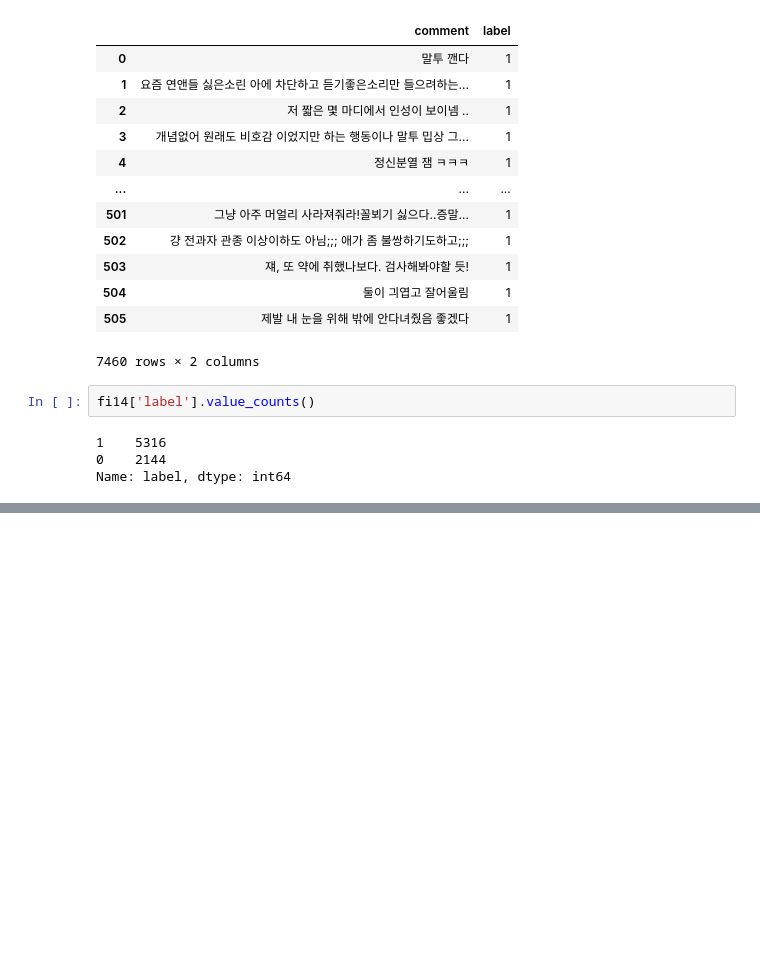
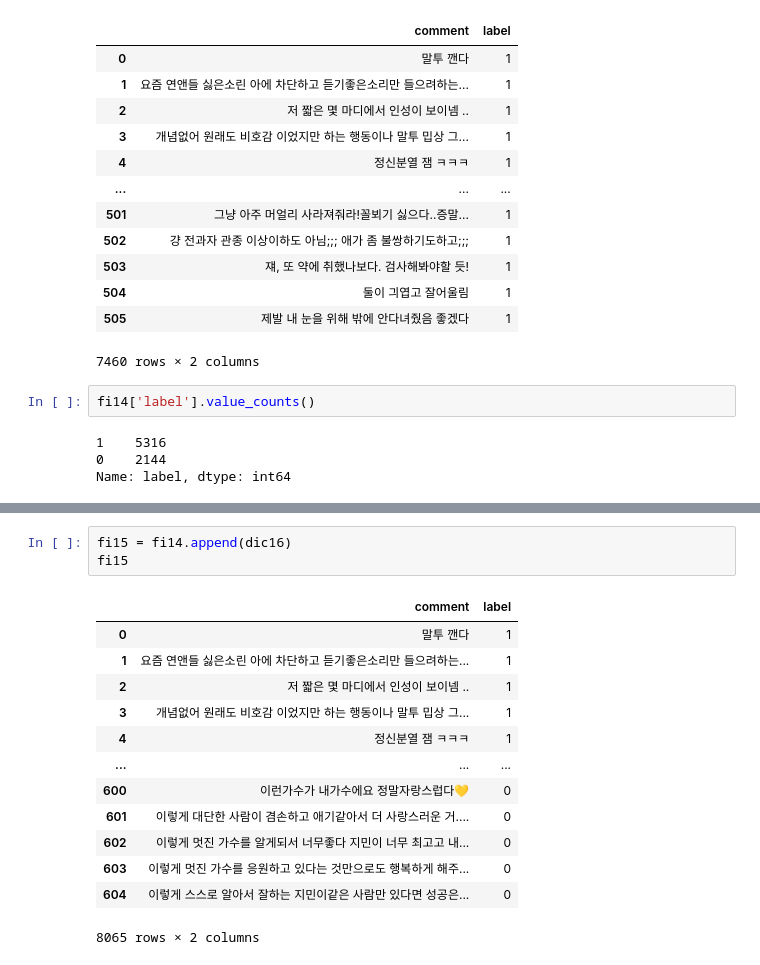
Before and after one commit to sooyeon-go/grad_project, a Jupyter notebook: comment_crawling_r/comment_csv.ipynb, the cells around one changed output, grey strips where cells are left out. Drawn from its saved outputs; the diff is of its cells as text; blank space fills up the shorter version.

```diff
--- a/comment_crawling_r/comment_csv.ipynb
+++ b/comment_crawling_r/comment_csv.ipynb
@@ -864,0 +906,17 @@ Name: label, dtype: int64
+# %%
+fi15 = fi14.append(dic16)
+fi15
+# %% [output]
+|  | comment | label |
+| 0 | 말투 깬다 | 1 |
+| 1 | 요즘 연앤들 싫은소린 아에 차단하고 듣기좋은소리만 들으려하는... | 1 |
+| 2 | 저 짧은 몇 마디에서 인성이 보이넴 .. | 1 |
+| 3 | 개념없어 원래도 비호감 이었지만 하는 행동이나 말투 밉상 그... | 1 |
+| 4 | 정신분열 잼 ㅋㅋㅋ | 1 |
+| ... | ... | ... |
+| 600 | 이런가수가 내가수에요 정말자랑스럽다💛 | 0 |
+| 601 | 이렇게 대단한 사람이 겸손하고 애기같아서 더 사랑스러운 거.... | 0 |
+| 602 | 이렇게 멋진 가수를 알게되서 너무좋다 지민이 너무 최고고 내... | 0 |
+| 603 | 이렇게 멋진 가수를 응원하고 있다는 것만으로도 행복하게 해주... | 0 |
+| 604 | 이렇게 스스로 알아서 잘하는 지민이같은 사람만 있다면 성공은... | 0 |
+8065 rows × 2 columns
```
Also changed, not shown: parts of 2 cells of this notebook.
